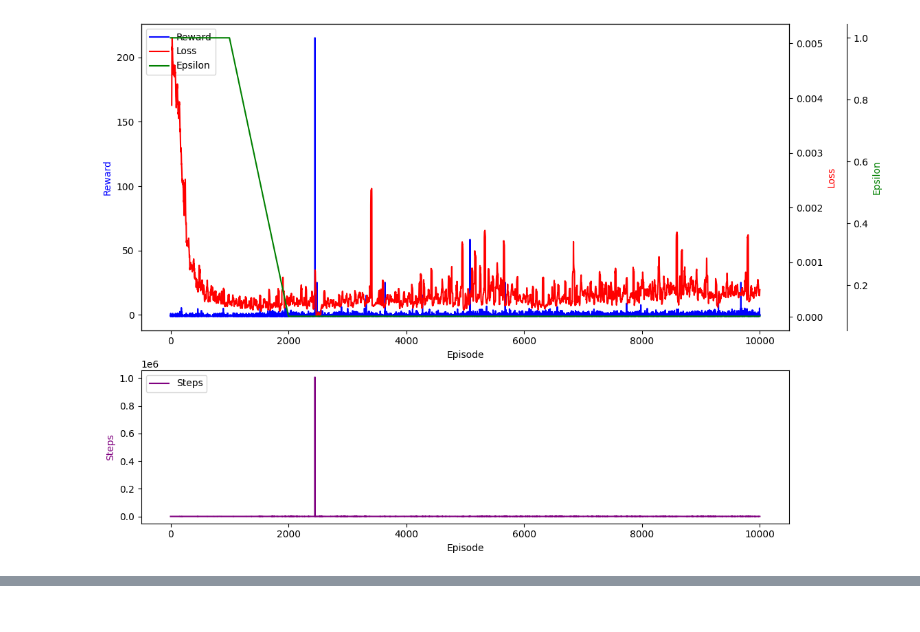
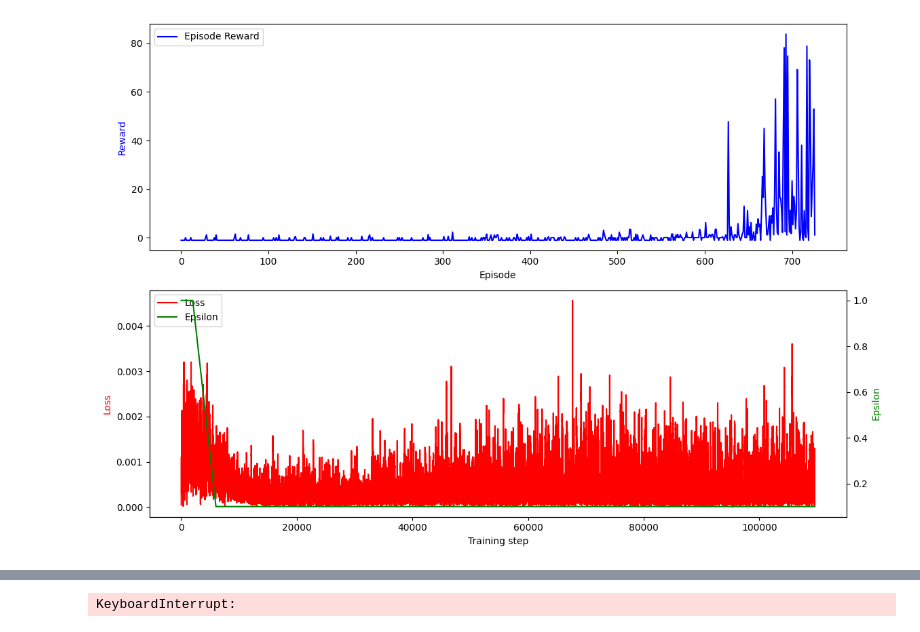
Before and after one commit to elichen/elichen.github.io, a Jupyter notebook: breakout/train.ipynb, the cells around one changed output, grey strips where cells are left out. Drawn from its saved outputs; the diff is of its cells as text; code cells hidden in the pictures.

Commit message:
woohoo trained model

```diff
--- a/breakout/train.ipynb
+++ b/breakout/train.ipynb
@@ -17,12 +17,7 @@ To enable the following instructions: AVX2 AVX512F FMA, in other operations, reb
 # %%
-from train import train_dqn
+from train import DQNAgent
 
-# Set the number of episodes for training
-num_episodes = 10000
-
-# Run the training
-agent = train_dqn(num_episodes, True)
-
-tfjs.converters.save_keras_model(agent.model.model, ".")
+agent = DQNAgent()
+agent.train(should_plot=True, plot_interval=100)
 # %% [output]
-[figure, old version]
+[figure, new version]
@@ -29,0 +25 @@ Episode: 10000, Steps: 409, Avg Score: -0.03, Epsilon: 0.1000, Loss: 0.000338534
+KeyboardInterrupt:
```
Also changed, not shown: parts of 3 cells of this notebook, 2 other files.
